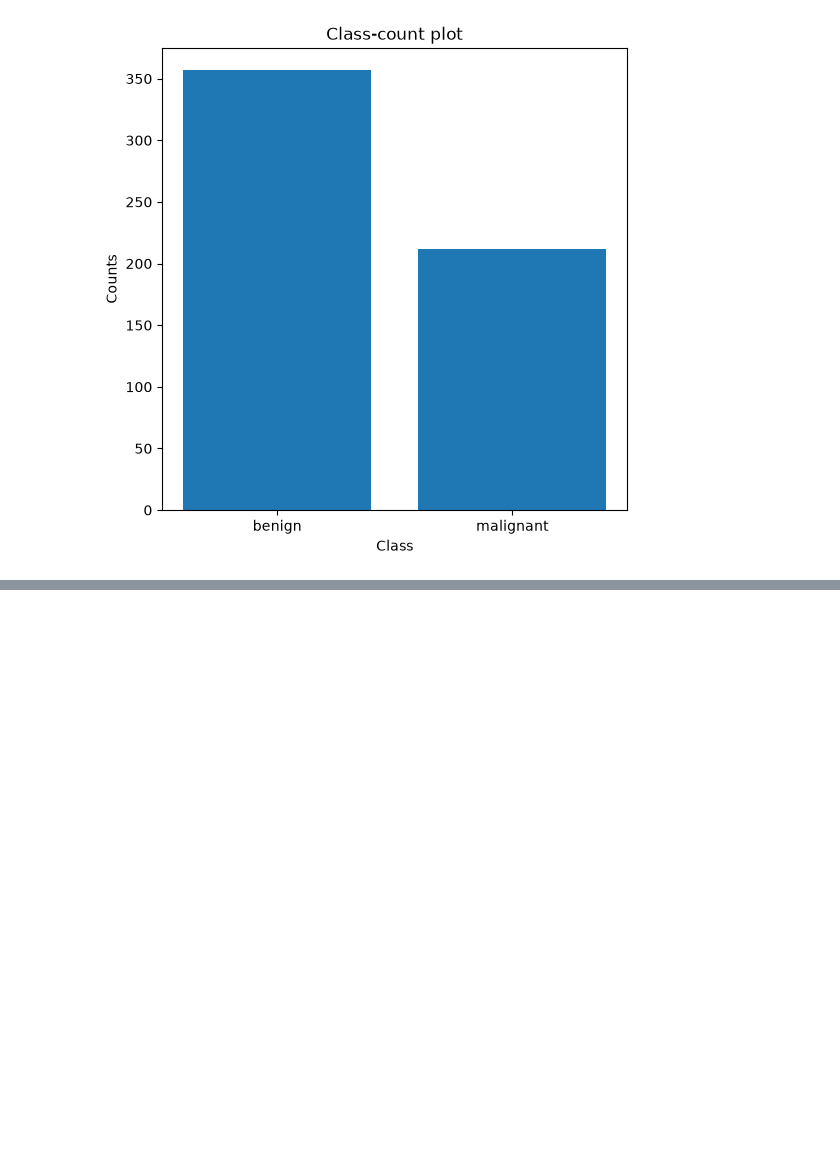
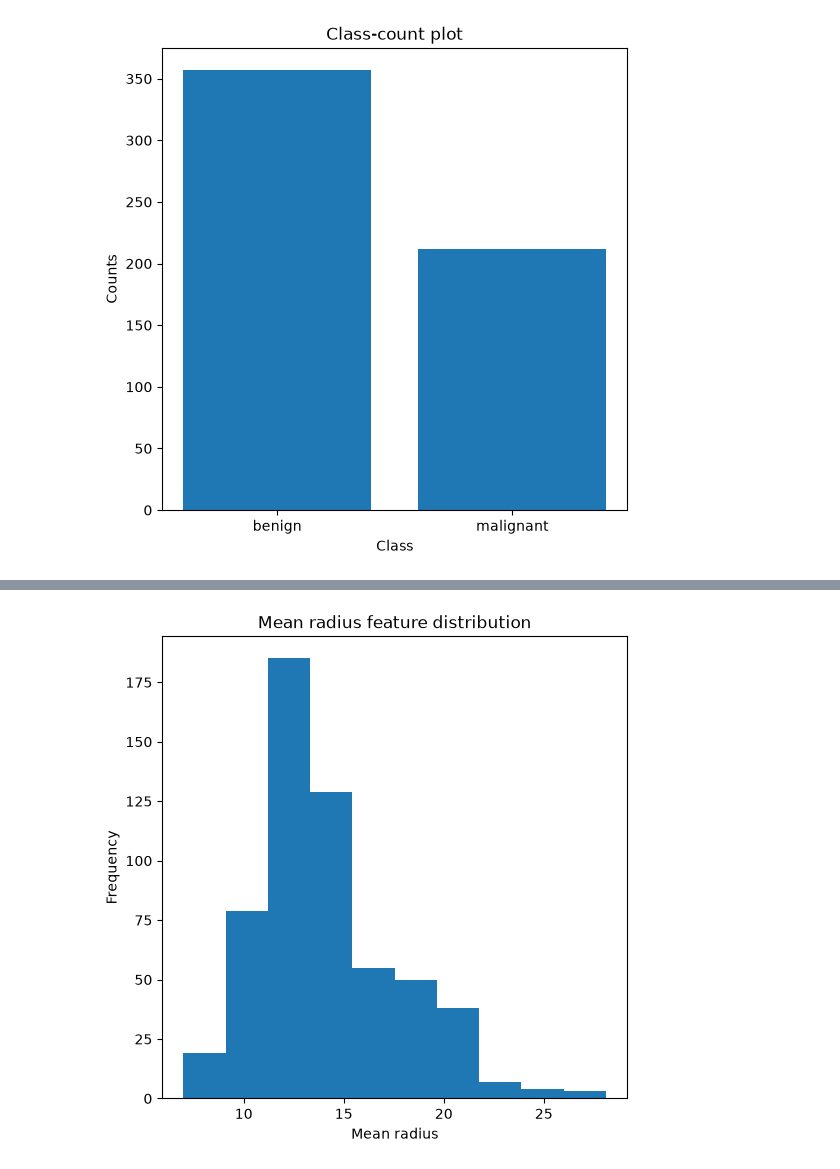
Before and after one commit to johojding/exploratory-analysis, a Jupyter notebook: notebooks/eda.ipynb, the cells around one changed output, grey strips where cells are left out. Cells and saved outputs as stored; diff of their text form; code cells hidden in the pictures; blank space fills up the shorter version.

Commit message:
Add feature distribution plot function and notebook plots

```diff
--- a/notebooks/eda.ipynb
+++ b/notebooks/eda.ipynb
@@ -33,0 +48,4 @@ fig.savefig("../reports/class_balance.png", bbox_inches="tight")
+# %%
+plot_feature_histogram(df, "mean radius")
+# %% [output]
+[figure, added]
```
Also changed, not shown: parts of 3 cells of this notebook, 3 other files.
